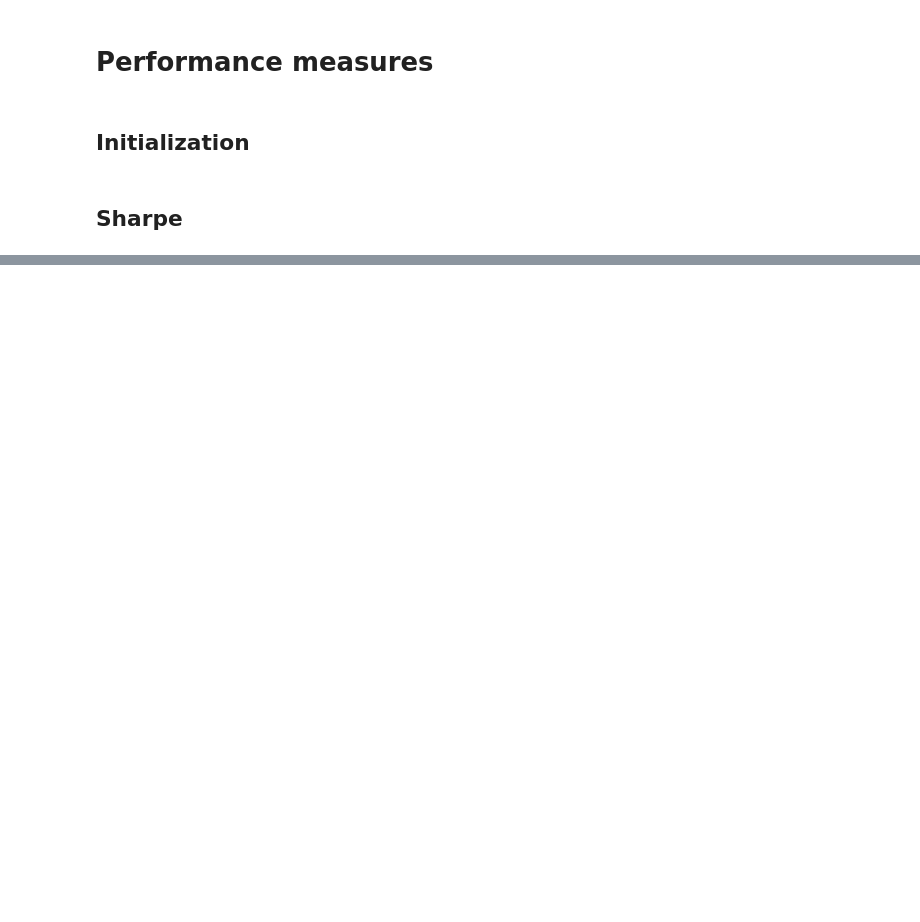
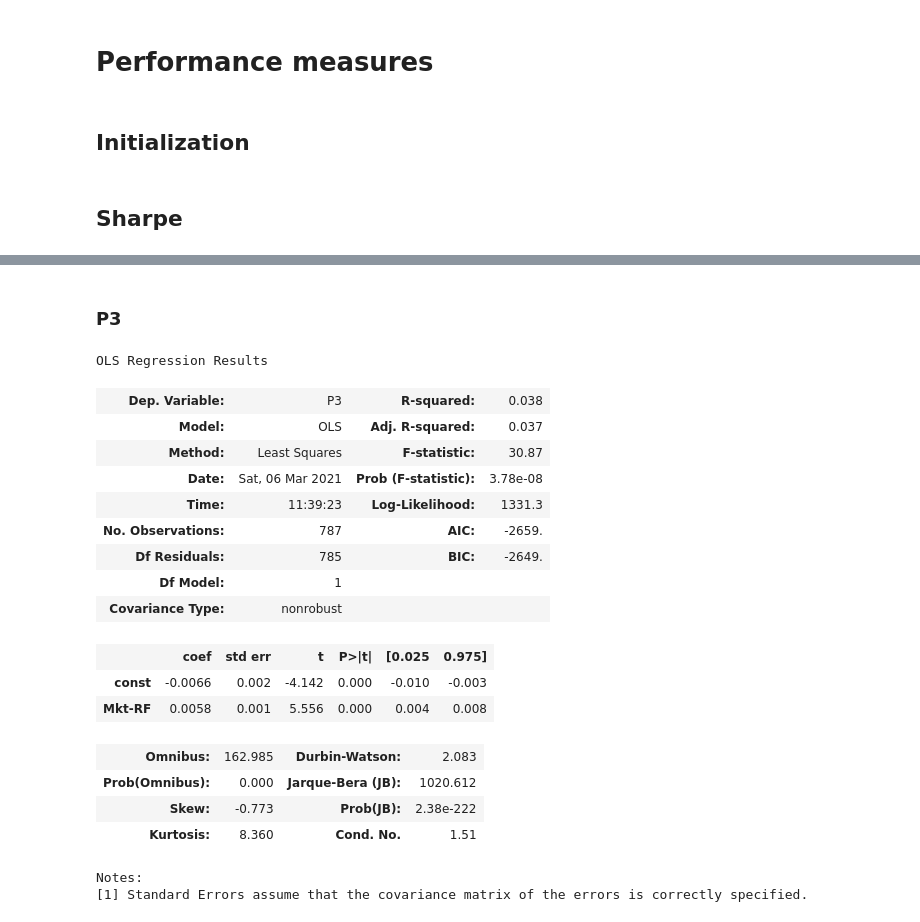
Before and after one commit to zhujoel/crypto_strategy, a Jupyter notebook: ProjetSIAQ.ipynb, the cells around one changed output, grey strips where cells are left out. Cells and saved outputs as stored; diff of their text form; code cells hidden in the pictures; blank space fills up the shorter version.

```diff
--- a/ProjetSIAQ.ipynb
+++ b/ProjetSIAQ.ipynb
@@ -374,0 +420,25 @@ ValueError: zero-size array to reduction operation maximum which has no identity
+# %% [markdown]
+### P3
+# %%
+reg = sm.OLS(R_Rf_1_to_5["P3"], intercept).fit()
+reg.summary()
+# %% [output]
+OLS Regression Results
+| Dep. Variable: | P3 | R-squared: | 0.038 |
+| Model: | OLS | Adj. R-squared: | 0.037 |
+| Method: | Least Squares | F-statistic: | 30.87 |
+| Date: | Sat, 06 Mar 2021 | Prob (F-statistic): | 3.78e-08 |
+| Time: | 11:39:23 | Log-Likelihood: | 1331.3 |
+| No. Observations: | 787 | AIC: | -2659. |
+| Df Residuals: | 785 | BIC: | -2649. |
+| Df Model: | 1 |  |  |
+| Covariance Type: | nonrobust |  |  |
+|  | coef | std err | t | P>|t| | [0.025 | 0.975] |
+| const | -0.0066 | 0.002 | -4.142 | 0.000 | -0.010 | -0.003 |
+| Mkt-RF | 0.0058 | 0.001 | 5.556 | 0.000 | 0.004 | 0.008 |
+| Omnibus: | 162.985 | Durbin-Watson: | 2.083 |
+| Prob(Omnibus): | 0.000 | Jarque-Bera (JB): | 1020.612 |
+| Skew: | -0.773 | Prob(JB): | 2.38e-222 |
+| Kurtosis: | 8.360 | Cond. No. | 1.51 |
+Notes:
+[1] Standard Errors assume that the covariance matrix of the errors is correctly specified.
```
Also changed, not shown: parts of 29 cells of this notebook.
